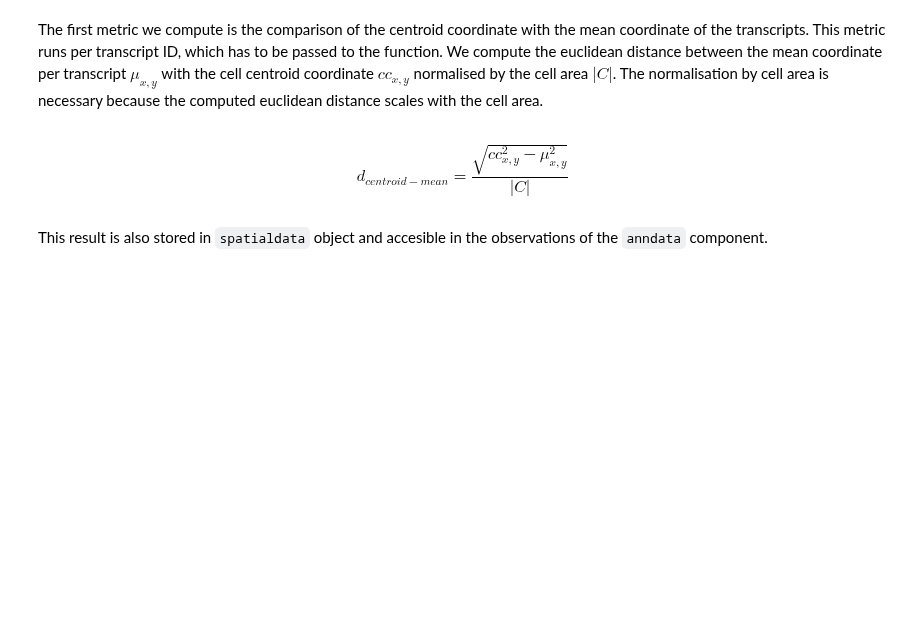
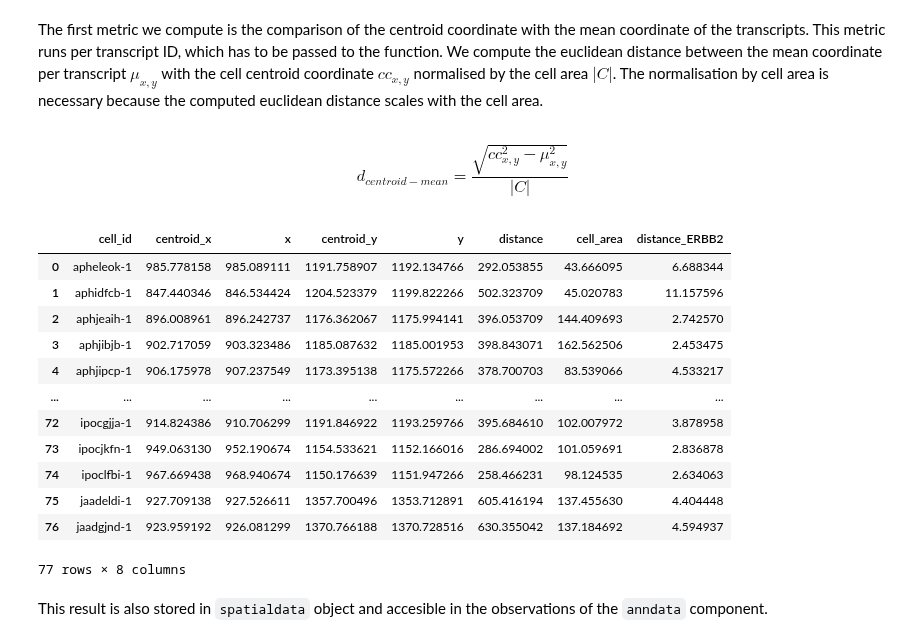
Before and after one commit to LazDaria/SegTraQ, a Jupyter notebook: docs/notebooks/point_statistics.ipynb, the cells around one changed output. Drawn from its saved outputs; the diff is of its cells as text; code cells hidden in the pictures; blank space fills up the shorter version.

```diff
--- a/docs/notebooks/point_statistics.ipynb
+++ b/docs/notebooks/point_statistics.ipynb
@@ -41,7 +45,21 @@ $$
 d_{centroid-mean} = \frac{\sqrt{cc_{x,y}^2-\mu_{x,y}^2}}{|C|}
 $$
 # %%
-st.ps.centroid_mean_coord_diff("ERBB2")
+st.ps.centroid_mean_coord_diff("ERBB2", inplace = True)
+# %% [output]
+|  | cell_id | centroid_x | x | centroid_y | y | distance | cell_area | distance_ERBB2 |
+| 0 | apheleok-1 | 985.778158 | 985.089111 | 1191.758907 | 1192.134766 | 292.053855 | 43.666095 | 6.688344 |
+| 1 | aphidfcb-1 | 847.440346 | 846.534424 | 1204.523379 | 1199.822266 | 502.323709 | 45.020783 | 11.157596 |
+| 2 | aphjeaih-1 | 896.008961 | 896.242737 | 1176.362067 | 1175.994141 | 396.053709 | 144.409693 | 2.742570 |
+| 3 | aphjibjb-1 | 902.717059 | 903.323486 | 1185.087632 | 1185.001953 | 398.843071 | 162.562506 | 2.453475 |
+| 4 | aphjipcp-1 | 906.175978 | 907.237549 | 1173.395138 | 1175.572266 | 378.700703 | 83.539066 | 4.533217 |
+| ... | ... | ... | ... | ... | ... | ... | ... | ... |
+| 72 | ipocgjja-1 | 914.824386 | 910.706299 | 1191.846922 | 1193.259766 | 395.684610 | 102.007972 | 3.878958 |
+| 73 | ipocjkfn-1 | 949.063130 | 952.190674 | 1154.533621 | 1152.166016 | 286.694002 | 101.059691 | 2.836878 |
+| 74 | ipoclfbi-1 | 967.669438 | 968.940674 | 1150.176639 | 1151.947266 | 258.466231 | 98.124535 | 2.634063 |
+| 75 | jaadeldi-1 | 927.709138 | 927.526611 | 1357.700496 | 1353.712891 | 605.416194 | 137.455630 | 4.404448 |
+| 76 | jaadgjnd-1 | 923.959192 | 926.081299 | 1370.766188 | 1370.728516 | 630.355042 | 137.184692 | 4.594937 |
+77 rows × 8 columns
 # %% [markdown]
 This result is also stored in `spatialdata` object and accesible in the observations of the `anndata` component.
 # %%
```
Also changed, not shown: parts of 11 cells of this notebook, 1 other file.
